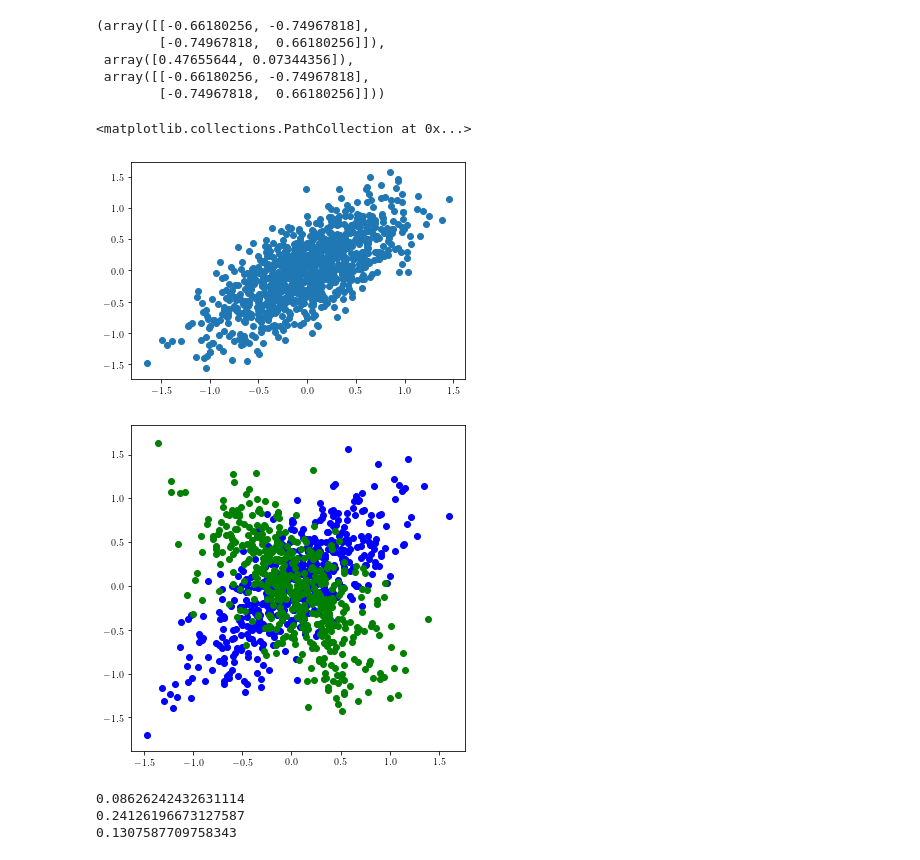
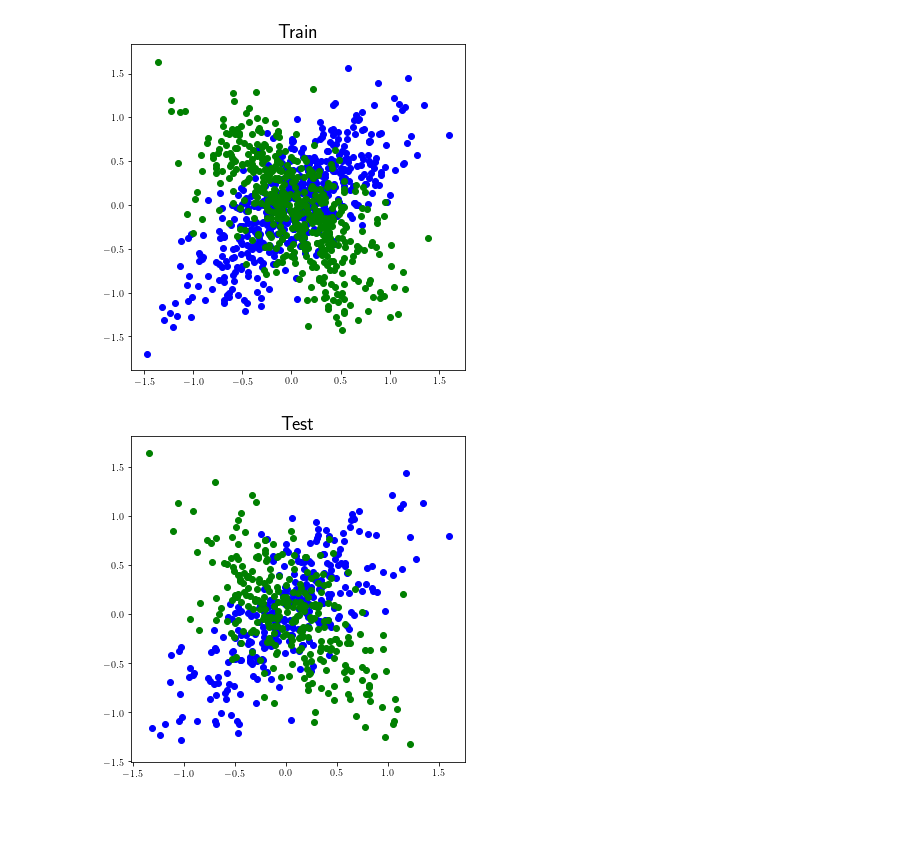
Before and after one commit to r-isachenko/PhDThesis, a Jupyter notebook: code/PLSFigure.ipynb, the cells around one changed output. Saved outputs shown, nothing was run; the diff lists cells and outputs as text; code cells hidden in the pictures; blank space fills up the shorter version.

```diff
--- a/code/PLSFigure.ipynb
+++ b/code/PLSFigure.ipynb
@@ -19,23 +17,6 @@ from sklearn.linear_model import LinearRegression
 from matplotlib import rc
 from matplotlib.patches import Ellipse
 rc('text', usetex=True)
-# %%
-np.linalg.svd(x_cov)
-# %% [output]
-(array([[-0.66180256, -0.74967818],
-        [-0.74967818,  0.66180256]]),
- array([0.47655644, 0.07344356]),
- array([[-0.66180256, -0.74967818],
-        [-0.74967818,  0.66180256]]))
-# %%
-
-U, S, V = np.linalg.svd(x_cov)
-X = (np.random.randn(size, 2) * np.sqrt(S)).dot(V.T)
-
-plt.scatter(X[:, 0], X[:, 1])
-# %% [output]
-<matplotlib.collections.PathCollection at 0x...>
-[figure, removed]
 # %%
 np.random.seed(58)
 size = 500
@@ -61,24 +45,31 @@ Y = Y.dot(rotation_matrix)
+# %%
+np.random.seed(58)
+size = 300
+X_test = np.random.randn(size, 2) * np.sqrt(S)
+Y_test = np.stack((2 * X_test[:, 1], np.zeros_like(X_test[:, 1])),axis=-1) + 0.3 * np.random.randn(*X_test.shape)
+
+X_test = X_test.dot(V.T)
+
+alpha = np.pi * 130 / 180
+
+rotation_matrix = np.array([
+    [np.cos(alpha), np.sin(alpha)],
+    [-np.sin(alpha), np.cos(alpha)]
+])
+
+Y_test = Y_test.dot(rotation_matrix)
 # %%
 plt.figure(figsize=(6, 6))
 plt.scatter(X[:, 0], X[:, 1], c='b')
 plt.scatter(Y[:, 0], Y[:, 1], c='g')
+plt.title('Train', fontsize=20)
 plt.show()
+
+plt.figure(figsize=(6, 6))
+plt.scatter(X_test[:, 0], X_test[:, 1], c='b')
+plt.scatter(Y_test[:, 0], Y_test[:, 1], c='g')
+plt.title('Test', fontsize=20)
+plt.show()
 # %% [output]
-[figure, old version]
+[figure, new version]
+[figure, added]
-# %%
-model = LinearRegression()
-model.fit(X, Y)
-print(np.mean((model.predict(X) - Y) ** 2))
-pca = PCA(n_components=1)
-x_pca = pca.fit_transform(X)
-model.fit(x_pca, Y)
-print(np.mean((model.predict(x_pca) - Y) ** 2))
-pls = PLSRegression(n_components=1)
-pls.fit(X, Y)
-x_pls = pls.predict(X)
-model.fit(x_pls, Y)
-print(np.mean((model.predict(x_pls) - Y) ** 2))
-# %% [output]
-0.08626242432631114
-0.24126196673127587
-0.1307587709758343
```
Also changed, not shown: parts of 17 cells of this notebook, 7 other files.
